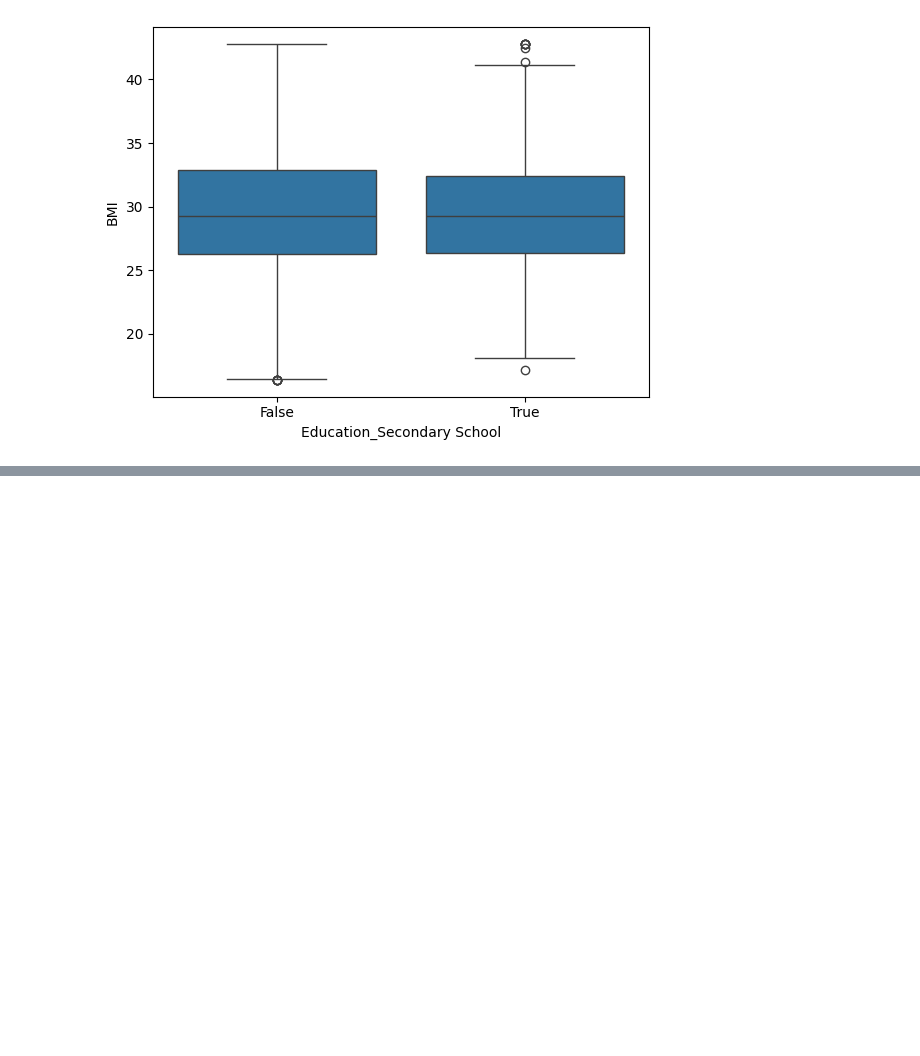
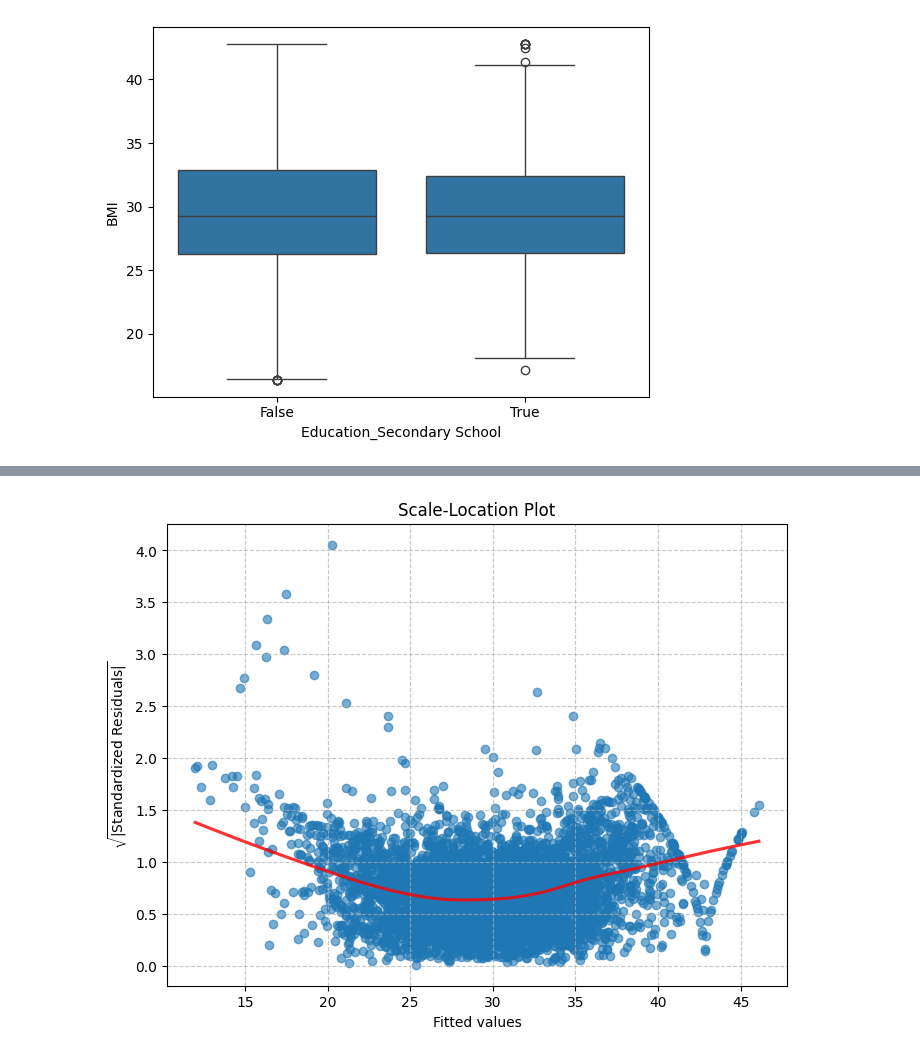
Before and after one commit to sadullahozcan/sarcopenia_eda_analysis, a Jupyter notebook: EDA_08_lin_reg_final.ipynb, the cells around one changed output, grey strips where cells are left out. Saved outputs shown, nothing was run; the diff lists cells and outputs as text; code cells hidden in the pictures; blank space fills up the shorter version.

```diff
--- a/EDA_08_lin_reg_final.ipynb
+++ b/EDA_08_lin_reg_final.ipynb
@@ -865,0 +894,14 @@ sns.boxplot(data=df_lineer, x='Education_Secondary School', y='BMI')
+# %%
+# Scale-Location Plot
+plt.figure(figsize=(8, 6))
+plt.scatter(results.fittedvalues, np.sqrt(np.abs(results.resid_pearson)), alpha=0.6)
+
+sns.regplot(x=results.fittedvalues, y=np.sqrt(np.abs(results.resid_pearson)),
+            scatter=False, lowess=True, line_kws={'color': 'red', 'alpha': 0.8})
+plt.xlabel("Fitted values")
+plt.ylabel(r"$\sqrt{|\text{Standardized Residuals}|}$")
+plt.title("Scale-Location Plot")
+plt.grid(True, linestyle='--', alpha=0.7)
+plt.show()
+# %% [output]
+[figure, added]
```
Also changed, not shown: parts of 7 cells of this notebook.
